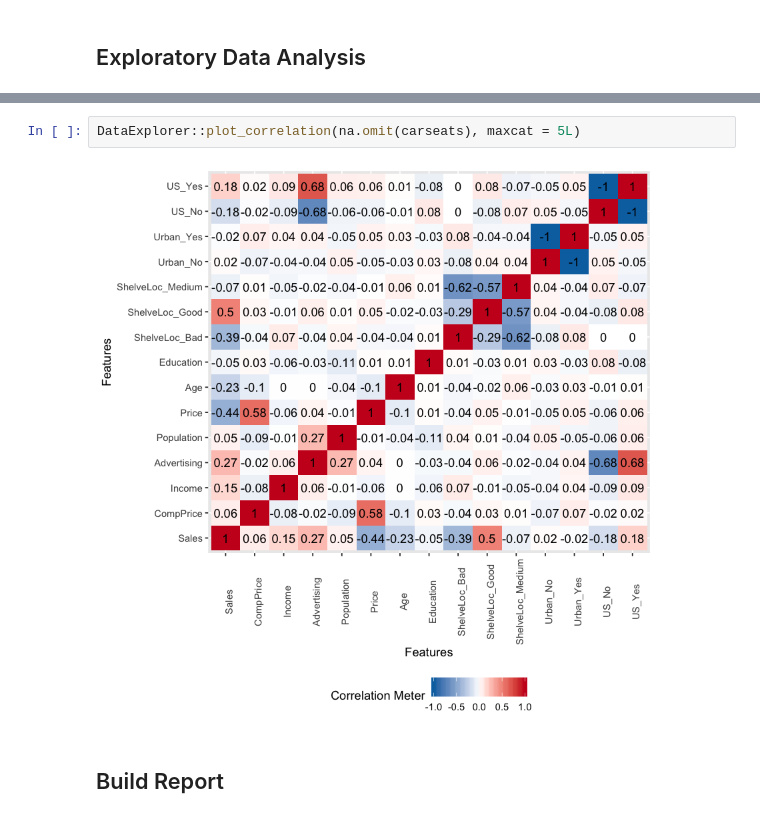
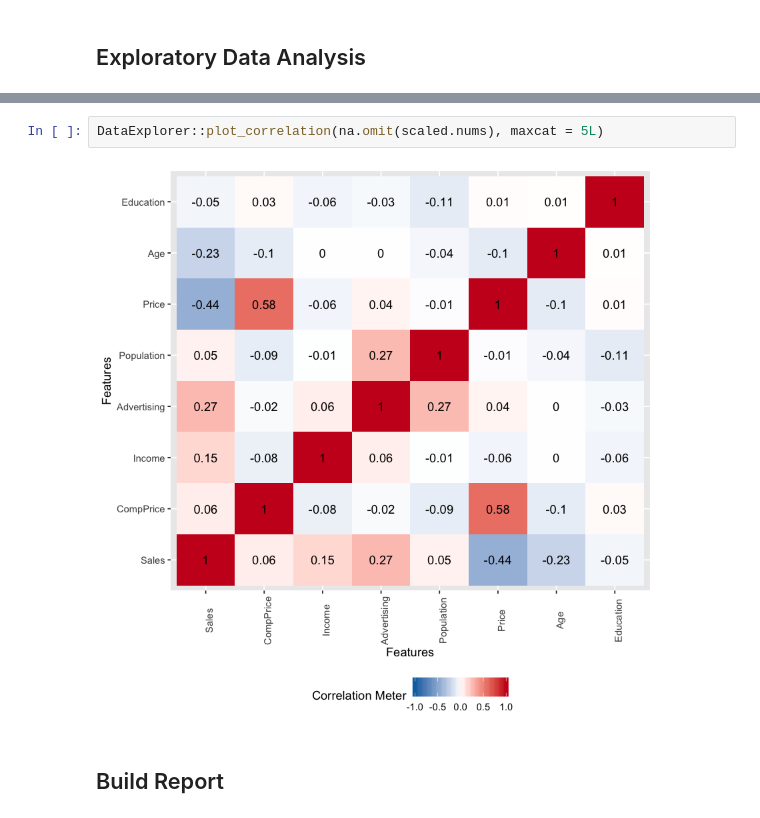
Before and after one commit to CooperStansbury/EDA_r_ece579, a Jupyter notebook: assignment1_cooperstansbury/assignment1_r.ipynb, the cells around one changed output, grey strips where cells are left out. Cells and saved outputs as stored; diff of their text form.

Commit message:
move to ggplot for graphing, scaled continuous

```diff
--- a/assignment1_cooperstansbury/assignment1_r.ipynb
+++ b/assignment1_cooperstansbury/assignment1_r.ipynb
@@ -152,9 +200,9 @@ Warning message:
 they will be dropped”
 [figure]
 # %%
-DataExplorer::plot_correlation(na.omit(carseats), maxcat = 5L)
+DataExplorer::plot_correlation(na.omit(scaled.nums), maxcat = 5L)
 # %% [output]
-[figure, old version]
+[figure, new version]
 # %% [markdown]
 ## Build Report
 # %%
```
Also changed, not shown: parts of 21 cells of this notebook, 1 other file.
